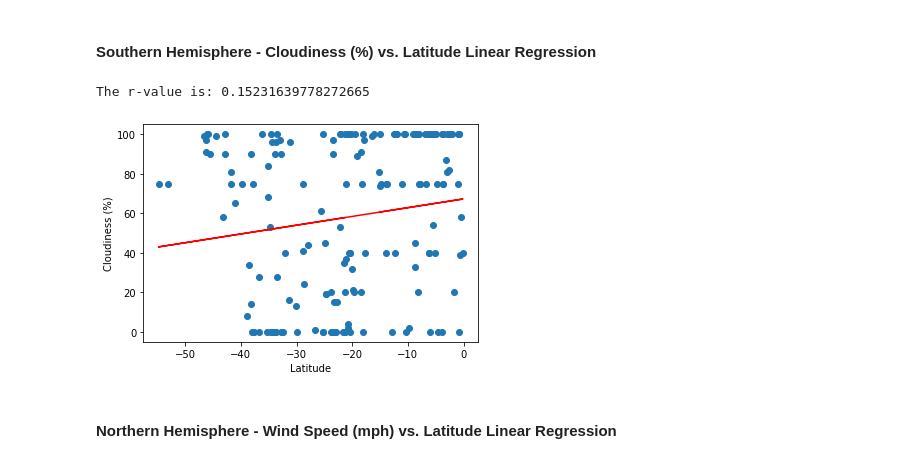
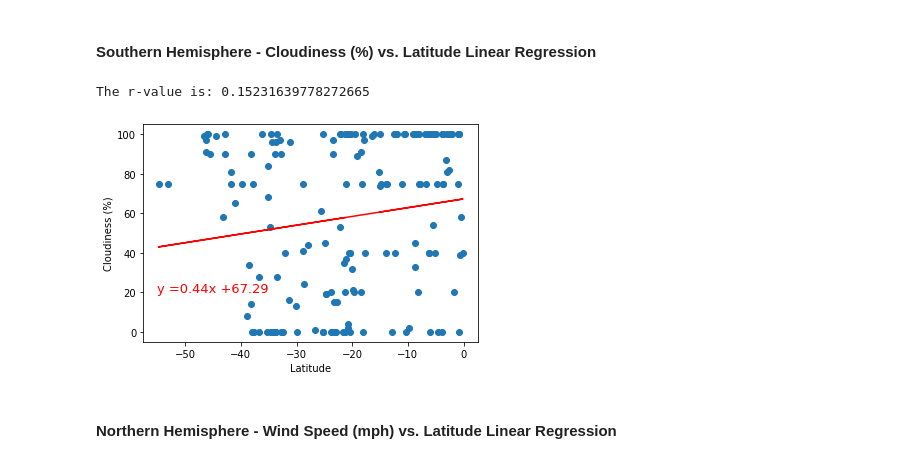
Before and after one commit to JRandle23/Python-API-Challenge, a Jupyter notebook: WeatherPy/WeatherPy.ipynb, the cells around one changed output. Cells and saved outputs as stored; diff of their text form; code cells hidden in the pictures.

```diff
--- a/WeatherPy/WeatherPy.ipynb
+++ b/WeatherPy/WeatherPy.ipynb
@@ -415,21 +415,21 @@ The r-value is: 0.2042666661909172
 # %%
 x = south["Lat"]
 y = south["Cloudiness"]
 corr = st.pearsonr(x, y)[0]
 print(f'The r-value is: {corr}')
 
 slp, intr, r, p, std = st.linregress(x,y)
 regress = slp * x + intr
 line = "y =" + str(round(slp, 2)) + "x +" + str(round(intr, 2))
 
 plt.scatter(x, y, marker='o')
 plt.plot(x, regress, "r-")
-plt.annotate(line,(-55, 30), fontsize=13, color='red')
+plt.annotate(line,(-55, 20), fontsize=13, color='red')
 plt.xlabel("Latitude")
 plt.ylabel("Cloudiness (%)")
 plt.show()
 # %% [output]
 The r-value is: 0.15231639778272665
-[figure, old version]
+[figure, new version]
 # %% [markdown]
 ####  Northern Hemisphere - Wind Speed (mph) vs. Latitude Linear Regression
```
Also changed, not shown: parts of 4 cells of this notebook.
